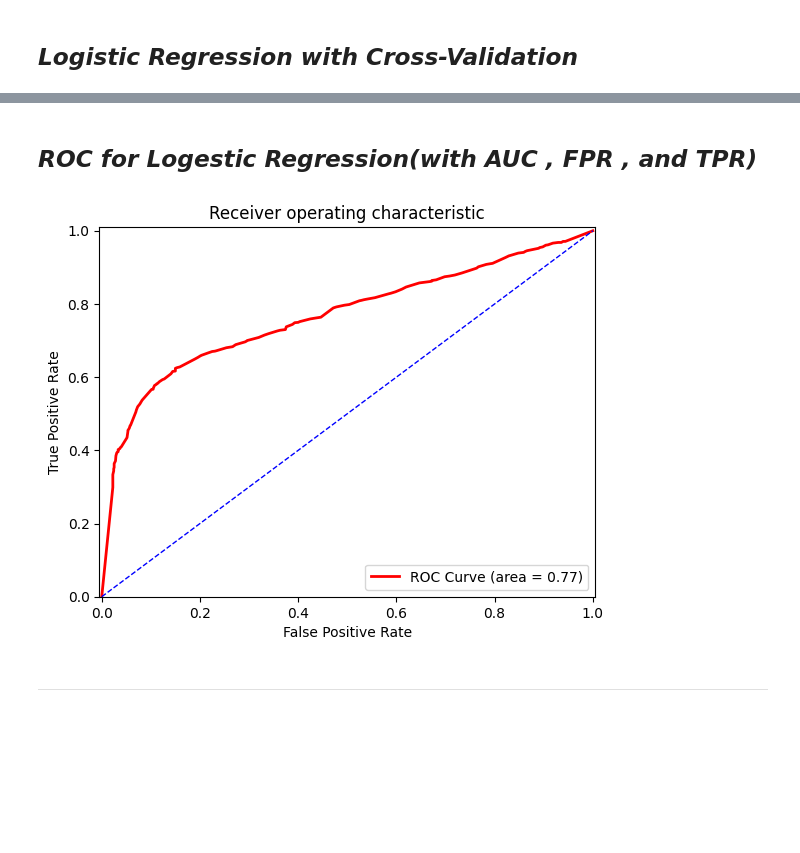
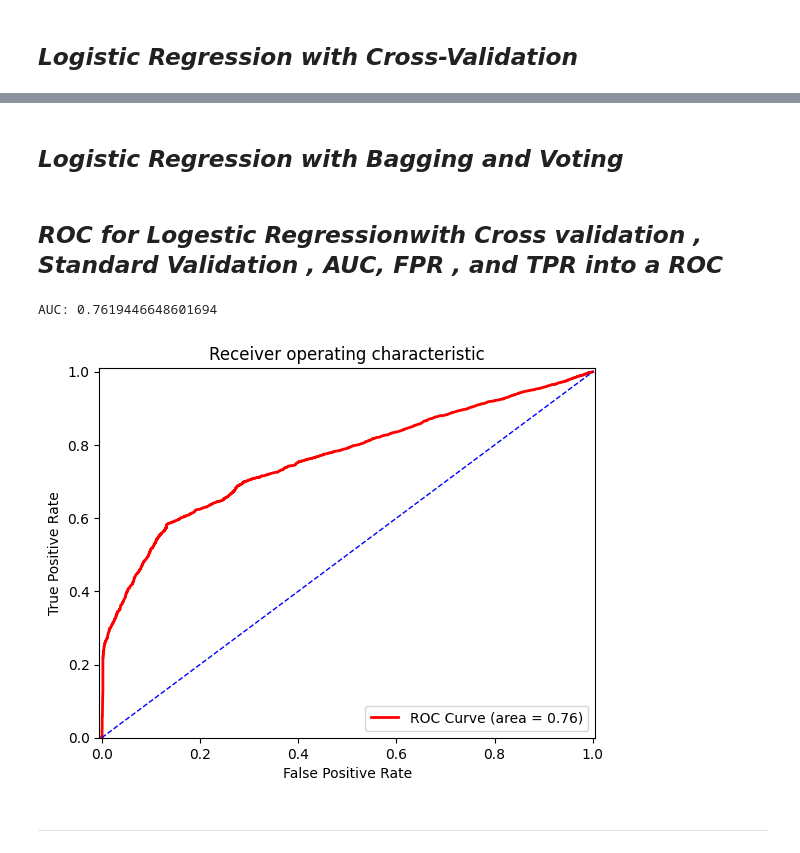
Before and after one commit to 248KMB/SpaceShipTatanic-Project, a Jupyter notebook: MAIN_CS4661_PROJECT_(1).ipynb, the cells around one changed output, grey strips where cells are left out. Saved outputs shown, nothing was run; the diff lists cells and outputs as text; code cells hidden in the pictures; blank space fills up the shorter version.

Commit message:
Added Bagging and Voting for some classfiiers also did orginization changes

```diff
--- a/MAIN_CS4661_PROJECT_(1).ipynb
+++ b/MAIN_CS4661_PROJECT_(1).ipynb
@@ -560,51 +750,66 @@ Highest Accuracy: 0.71 (max_iter=200)
+# %% [markdown]
+## *Logistic Regression with Bagging and Voting*
 # %% [markdown]
-## *ROC for Logestic Regression(with AUC , FPR , and TPR)*
+## *ROC for Logestic Regressionwith Cross validation , Standard Validation , AUC, FPR , and TPR into a ROC*
 # %%
-
 from sklearn import metrics
 
+# Initialize StandardScaler
+scaler = StandardScaler()
+
+# Fit and transform the scaler on the training data
+X_train_scaled = scaler.fit_transform(X_train)
+
+# Transform the test data using the same scaler
+X_test_scaled = scaler.transform(X_test)
+
 # Create Logistic Regression classifier
-lr_classifier = LogisticRegression(max_iter = 200)
+lr_classifier = LogisticRegression(max_iter=200)
 
-lr_classifier.fit(X_train, y_train)
+# Create a pipeline with StandardScaler and Logistic Regression
+pipeline = make_pipeline(scaler, lr_classifier)
 
-# Predicting the Binary Label:
-y_predict_lr = lr_classifier.predict(X_test)
+# Use cross_val_predict for predictions within each fold of cross-validation
+y_predict_prob_lr = cross_val_predict(pipeline, X, y, cv=10, method='predict_proba')
 
-# Estimating the probability (likelihood) of Each Label:
-y_predict_prob_lr = lr_classifier.predict_proba(X_test)
+# Creating the FPR AND TPR
+fpr, tpr, thresholds = metrics.roc_curve(y, y_predict_prob_lr[:, 1], pos_label=1)
 
-#----------------------------------------------------------------------------------------------
+# AUC:
+AUC = metrics.auc(fpr, tpr)
+print("AUC:", AUC)
+
 # Importing the "pyplot" package of "matplotlib" library of python to generate
 # graphs and plot curves:
 import matplotlib.pyplot as plt
 
 # The following line will tell Jupyter Notebook to keep the figures inside the explorer page
-# rather than openng a new figure window:
+# rather than opening a new figure window:
 %matplotlib inline
 
 plt.figure()
 
 # Roc Curve:
-plt.plot(fpr, tpr, color='red', lw=2,
-         label='ROC Curve (area = %0.2f)' % AUC)
+plt.plot(fpr, tpr, color='red', lw=2, label='ROC Curve (area = %0.2f)' % AUC)
 
 # Random Guess line:
 plt.plot([0, 1], [0, 1], color='blue', lw=1, linestyle='--')
 
 # Defining The Range of X-Axis and Y-Axis:
 plt.xlim([-0.005, 1.005])
 plt.ylim([0.0, 1.01])
 
 # Labels, Title, Legend:
 plt.xlabel('False Positive Rate')
 plt.ylabel('True Positive Rate')
 plt.title('Receiver operating characteristic')
 plt.legend(loc="lower right")
 
+# Show the plot
 plt.show()
 # %% [output]
+AUC: 0.7619446648601694
-[figure, old version]
+[figure, new version]
 # %% [markdown]
 ****
 # %%
```
Also changed, not shown: parts of 16 cells of this notebook.
